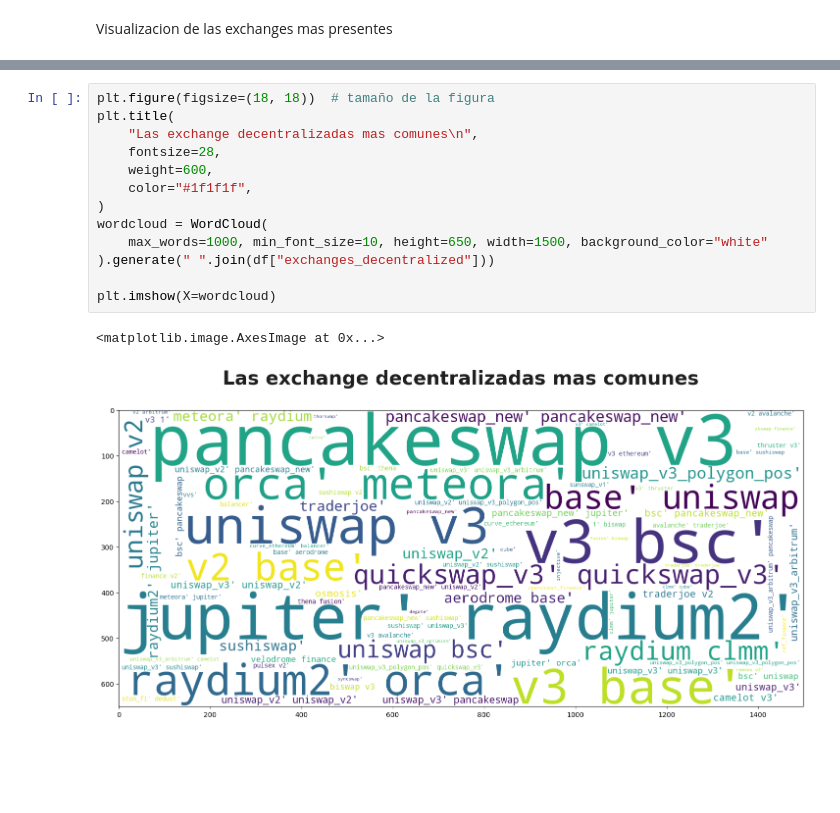
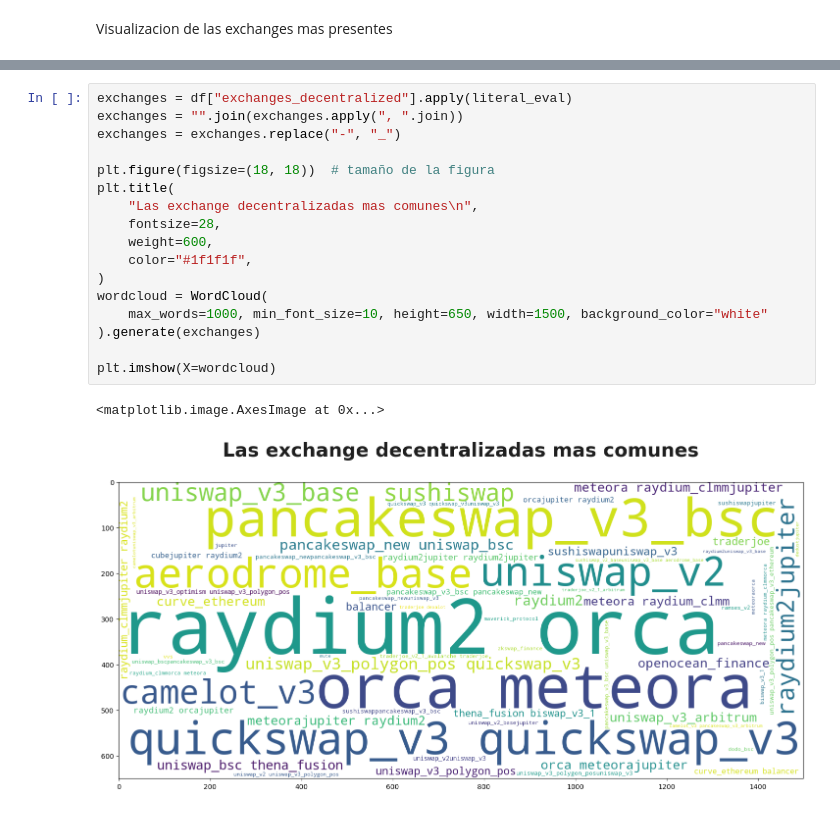
Before and after one commit to LuisFelipePoma/Crypto_App, a Jupyter notebook: src/notebooks/eda_dataset/visualize_dataset.ipynb, the cells around one changed output, grey strips where cells are left out. Drawn from its saved outputs; the diff is of its cells as text; blank space fills up the shorter version.

```diff
--- a/src/notebooks/eda_dataset/visualize_dataset.ipynb
+++ b/src/notebooks/eda_dataset/visualize_dataset.ipynb
@@ -132,16 +135,20 @@ plt.imshow(X=wordcloud)
 # %%
+exchanges = df["exchanges_decentralized"].apply(literal_eval)
+exchanges = "".join(exchanges.apply(", ".join))
+exchanges = exchanges.replace("-", "_")
+
 plt.figure(figsize=(18, 18))  # tamaño de la figura
 plt.title(
     "Las exchange decentralizadas mas comunes\n",
     fontsize=28,
     weight=600,
     color="#1f1f1f",
 )
 wordcloud = WordCloud(
     max_words=1000, min_font_size=10, height=650, width=1500, background_color="white"
-).generate(" ".join(df["exchanges_decentralized"]))
+).generate(exchanges)
 
 plt.imshow(X=wordcloud)
 # %% [output]
 <matplotlib.image.AxesImage at 0x...>
-[figure, old version]
+[figure, new version]
```
Also changed, not shown: parts of 8 cells of this notebook, 8 other files.
